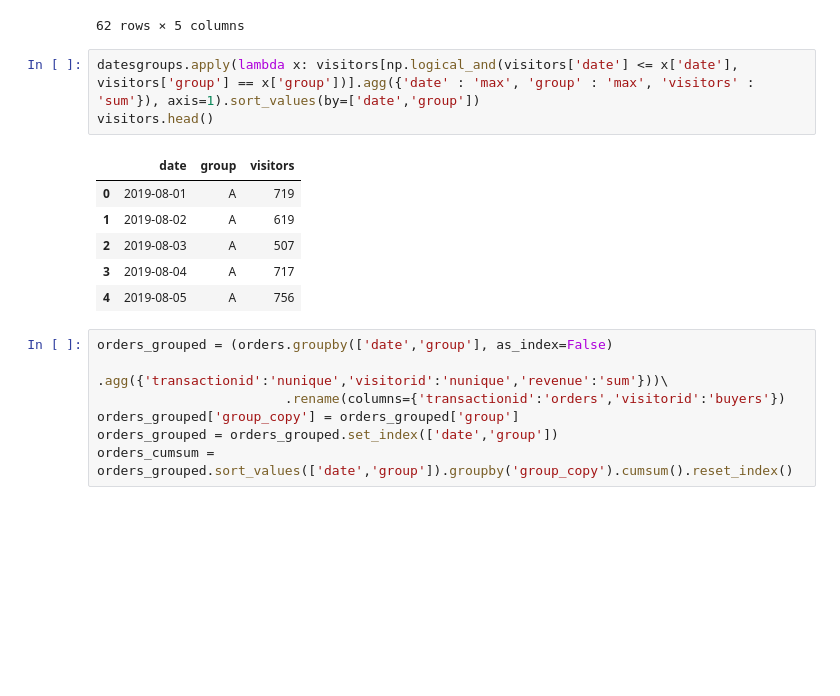
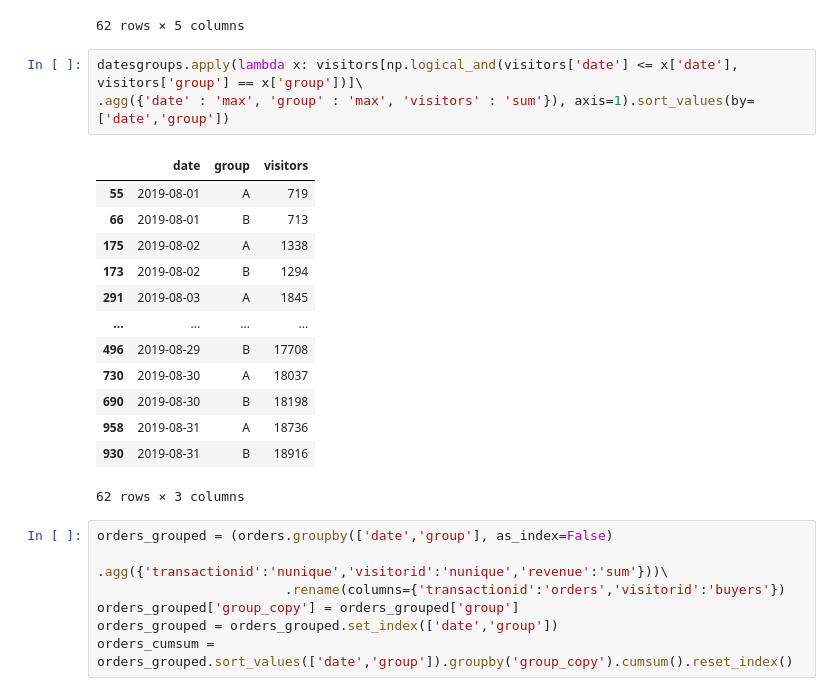
Before and after one commit to mssnatashka/mitpis, a Jupyter notebook: mitpis_lr5.ipynb, the cells around one changed output. Drawn from its saved outputs; the diff is of its cells as text; blank space fills up the shorter version.

```diff
--- a/mitpis_lr5.ipynb
+++ b/mitpis_lr5.ipynb
@@ -275,15 +275,22 @@ datesgroups.apply(lambda x: orders[np.logical_and(orders['date'] <= x['date'], o
 | 930 | 2019-08-31 | B | 640 | 586 | 5907760 |
 62 rows × 5 columns
 # %%
-datesgroups.apply(lambda x: visitors[np.logical_and(visitors['date'] <= x['date'], visitors['group'] == x['group'])].agg({'date' : 'max', 'group' : 'max', 'visitors' : 'sum'}), axis=1).sort_values(by=['date','group'])
-visitors.head()
+datesgroups.apply(lambda x: visitors[np.logical_and(visitors['date'] <= x['date'], visitors['group'] == x['group'])]\
+.agg({'date' : 'max', 'group' : 'max', 'visitors' : 'sum'}), axis=1).sort_values(by=['date','group'])
 # %% [output]
 |  | date | group | visitors |
-| 0 | 2019-08-01 | A | 719 |
-| 1 | 2019-08-02 | A | 619 |
-| 2 | 2019-08-03 | A | 507 |
-| 3 | 2019-08-04 | A | 717 |
-| 4 | 2019-08-05 | A | 756 |
+| 55 | 2019-08-01 | A | 719 |
+| 66 | 2019-08-01 | B | 713 |
+| 175 | 2019-08-02 | A | 1338 |
+| 173 | 2019-08-02 | B | 1294 |
+| 291 | 2019-08-03 | A | 1845 |
+| ... | ... | ... | ... |
+| 496 | 2019-08-29 | B | 17708 |
+| 730 | 2019-08-30 | A | 18037 |
+| 690 | 2019-08-30 | B | 18198 |
+| 958 | 2019-08-31 | A | 18736 |
+| 930 | 2019-08-31 | B | 18916 |
+62 rows × 3 columns
 # %%
 orders_grouped = (orders.groupby(['date','group'], as_index=False)
                         .agg({'transactionid':'nunique','visitorid':'nunique','revenue':'sum'}))\
```
